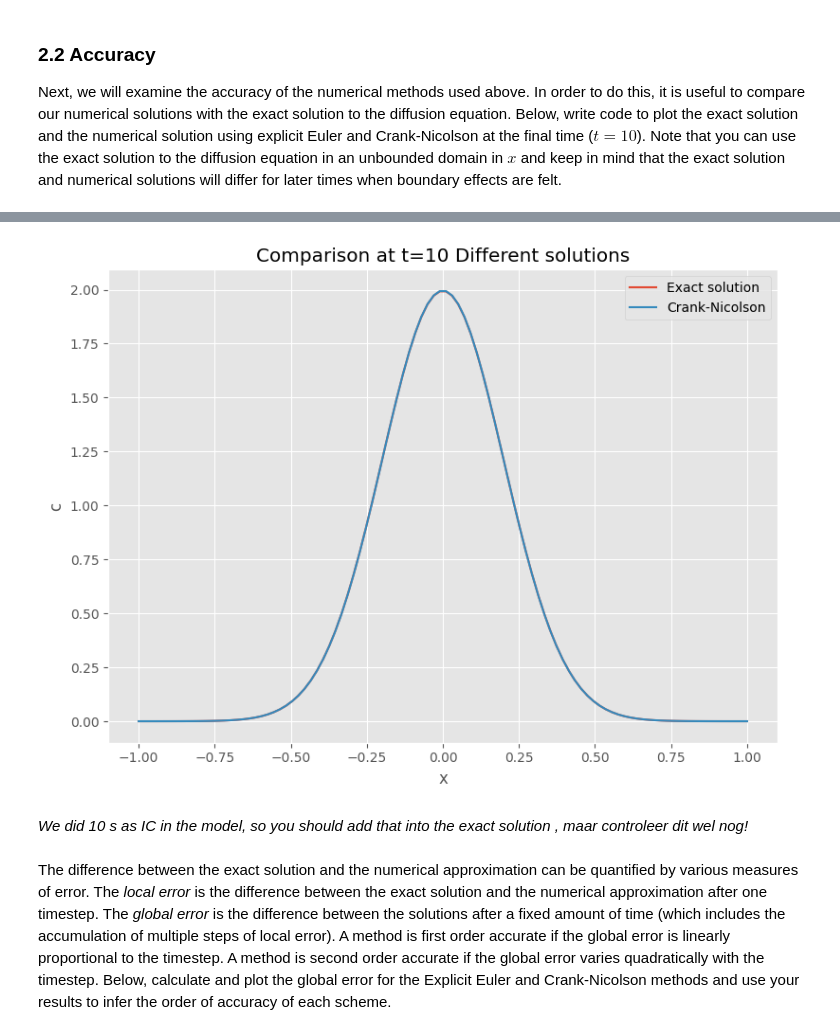
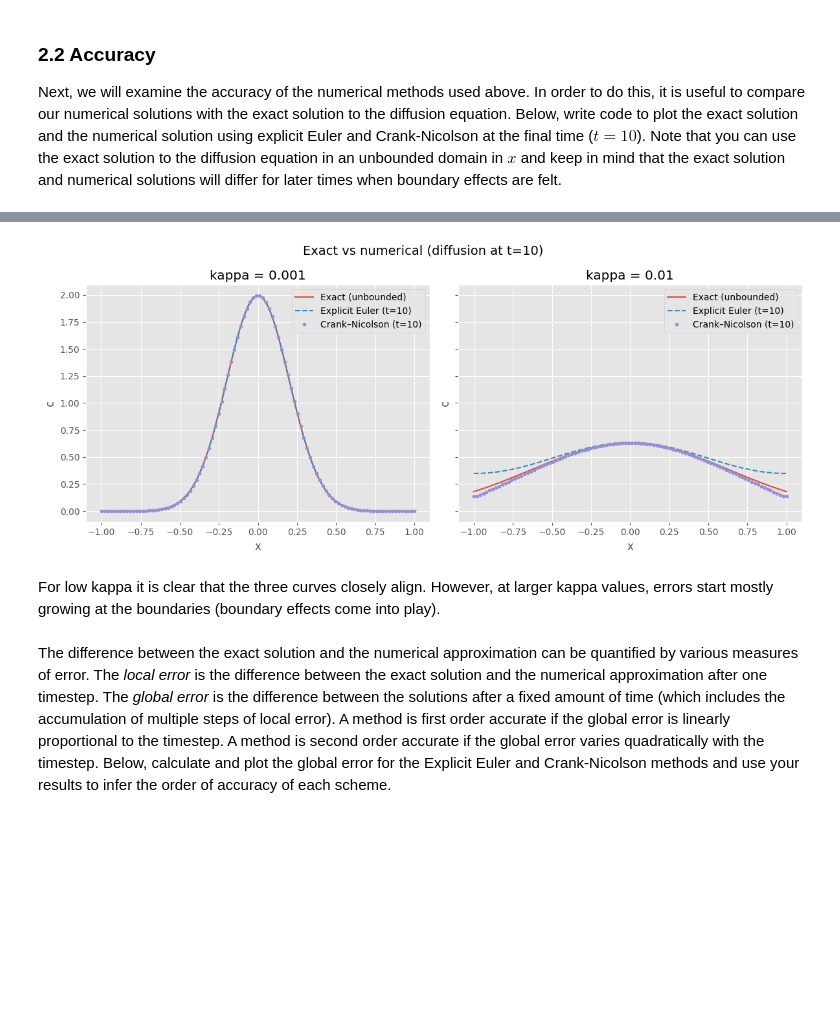
Before and after one commit to JefPhilippe/QCES, a Jupyter notebook: Project1_numerical_methods.ipynb, the cells around one changed output, grey strips where cells are left out. Saved outputs shown, nothing was run; the diff lists cells and outputs as text; code cells hidden in the pictures; blank space fills up the shorter version.

```diff
--- a/Project1_numerical_methods.ipynb
+++ b/Project1_numerical_methods.ipynb
@@ -288,7 +281,7 @@ def set_ics(x, kappa, t_ic):
 Finally, define some parameters and the x and t vectors:
 # %%
 # Defining parameters
-kappa = 0.02  # diffusivity, original 0.001
+kappa = 1  # diffusivity, original 0.001
 
 # Timestepping parameters
 t_start = 0  # start time (note that this is not the same time used to evaluate the exact solution to set the ICs)
@@ -301,5 +294,4 @@ x_end = 1
 Nx = 100
 
 t = np.linspace(t_start, t_end, Nt)  # Create a vector of times
-print(t)
 x = np.linspace(x_start, x_end, Nx)  # Create a vector for x
@@ -367,25 +340,28 @@ Over kappe over 0.031 Euler crashes. At lower values 0.02,
 Next, we will examine the accuracy of the numerical methods used above. In order to do this, it is useful to compare our numerical solutions with the exact solution to the diffusion equation. Below, write code to plot the exact solution and the numerical solution using explicit Euler and Crank-Nicolson at the final time ($t=10$). Note that you can use the exact solution to the diffusion equation in an unbounded domain in $x$ and keep in mind that the exact solution and numerical solutions will differ for later times when boundary effects are felt.
 # %%
 # Add code to plot exact and numerical solutions
-kappa = 0.001
+kappas = [0.001, 0.01]
+t_ic = 10
 
-def exact_solution(x, t, kappa):
+def exact_solution(x, t, kappa): # define exact solution function
   return (4 * np.pi * kappa * t)**(-0.5) * np.exp(-x**2 / (4 * kappa * t))
-  # hier t should be t + t_ics
 
-# x and t remain the same
-# Run the simulations
-# c_EE = EE(x, t, kappa) # explicit Euler
-c_CN = CN(x, t, kappa) # Crank-Nicolson
+fig, axes = plt.subplots(1, 2, figsize=(12, 5), sharey=True)
 
-plt.figure(figsize=(8, 6))
-plt.plot(x, exact_solution(x, t_end + 10, kappa), label="Exact solution")
-plt.plot(x, c_CN[:, -1], label="Crank-Nicolson")
-plt.xlabel('x')
-plt.ylabel('c')
-plt.title('Comparison at t=10 Different solutions')
-plt.legend()
+for kappa, ax in zip(kappas, axes):
+    c_EE = EE(x, t, kappa)
+    c_CN = CN(x, t, kappa)
+    c_exact = exact_solution(x, t_end + t_ic, kappa) # shift time window, as t_ic was 10 for numerical models
 
+    ax.plot(x, c_exact, label="Exact (unbounded)")
+    ax.plot(x, c_EE[:, -1], '--', label='Explicit Euler (t=10)')
+    ax.plot(x, c_CN[:, -1], '.', label='Crank–Nicolson (t=10)')
+    ax.set_xlabel('x')
+    ax.set_ylabel('c')
+    ax.set_title(f'kappa = {kappa}')
+    ax.legend()
+
+fig.suptitle('Exact vs numerical (diffusion at t=10)', fontsize=14)
 plt.tight_layout()
 plt.show()
 # %% [output]
@@ -393,7 +372,6 @@ Crank-Nicolson method took 0.10 seconds
-[figure, old version]
+[figure, new version]
-# %% [markdown]
-*We did 10 s as IC in the model, so you should add that into the exact solution
-, maar controleer dit wel nog!*
+# %% [markdown]
+For low kappa it is clear that the three curves closely align. However, at larger kappa values, errors start mostly growing at the boundaries (boundary effects come into play).
 # %% [markdown]
 The difference between the exact solution and the numerical approximation can be quantified by various measures of error. The *local error* is the difference between the exact solution and the numerical approximation after one timestep. The *global error* is the difference between the solutions after a fixed amount of time (which includes the accumulation of multiple steps of local error). A method is first order accurate if the global error is linearly proportional to the timestep. A method is second order accurate if the global error varies quadratically with the timestep. Below, calculate and plot the global error for the Explicit Euler and Crank-Nicolson methods and use your results to infer the order of accuracy of each scheme.
 # %% [markdown]
```
Also changed, not shown: parts of 12 cells of this notebook.
